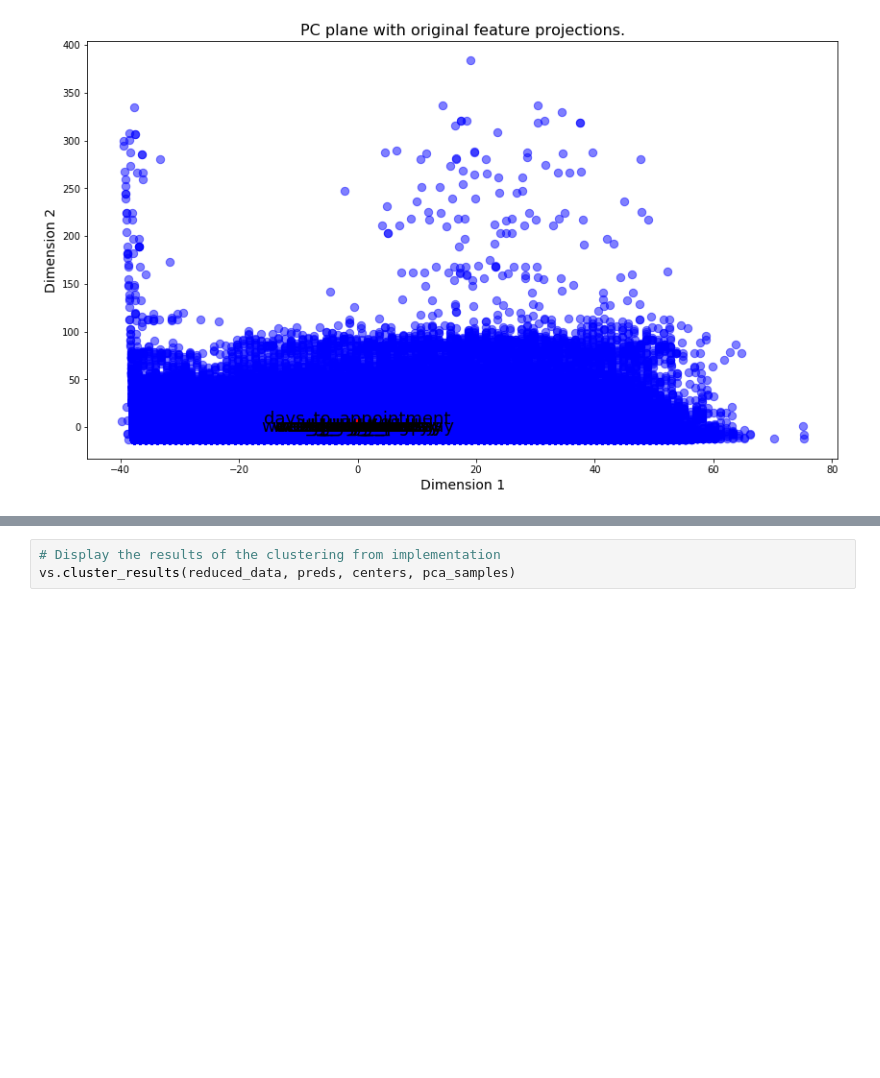
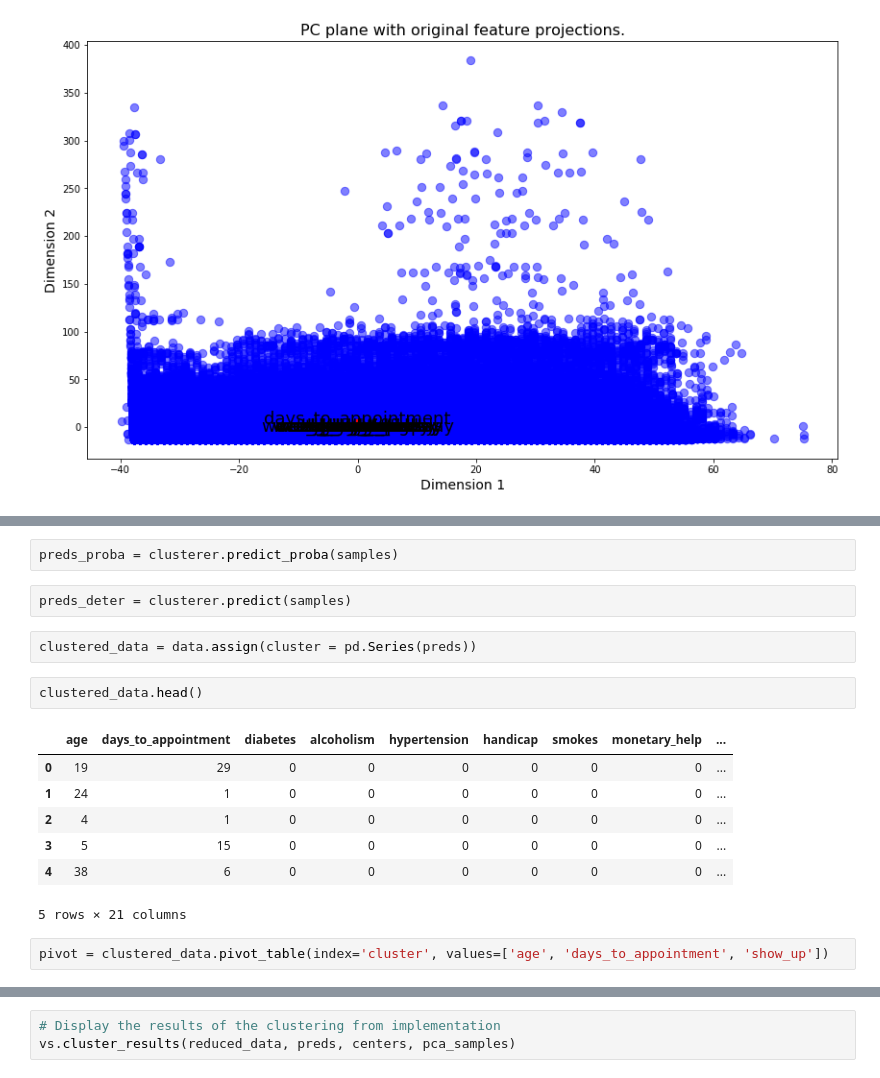
Before and after one commit to edvalente/mlnd-capstone-project, a Jupyter notebook: notebooks/capstone-scrapbook.ipynb, the cells around one changed output, grey strips where cells are left out. Drawn from its saved outputs; the diff is of its cells as text; blank space fills up the shorter version.

```diff
--- a/notebooks/capstone-scrapbook.ipynb
+++ b/notebooks/capstone-scrapbook.ipynb
@@ -377,0 +321,18 @@ vs.biplot(data, reduced_data, pca)
+# %%
+preds_proba = clusterer.predict_proba(samples)
+# %%
+preds_deter = clusterer.predict(samples)
+# %%
+clustered_data = data.assign(cluster = pd.Series(preds))
+# %%
+clustered_data.head()
+# %% [output]
+|  | age | days_to_appointment | diabetes | alcoholism | hypertension | handicap | smokes | monetary_help | ... |
+| 0 | 19 | 29 | 0 | 0 | 0 | 0 | 0 | 0 | ... |
+| 1 | 24 | 1 | 0 | 0 | 0 | 0 | 0 | 0 | ... |
+| 2 | 4 | 1 | 0 | 0 | 0 | 0 | 0 | 0 | ... |
+| 3 | 5 | 15 | 0 | 0 | 0 | 0 | 0 | 0 | ... |
+| 4 | 38 | 6 | 0 | 0 | 0 | 0 | 0 | 0 | ... |
+5 rows × 21 columns
+# %%
+pivot = clustered_data.pivot_table(index='cluster', values=['age', 'days_to_appointment', 'show_up'])
```
Also changed, not shown: parts of 17 cells of this notebook, 2 other files.
